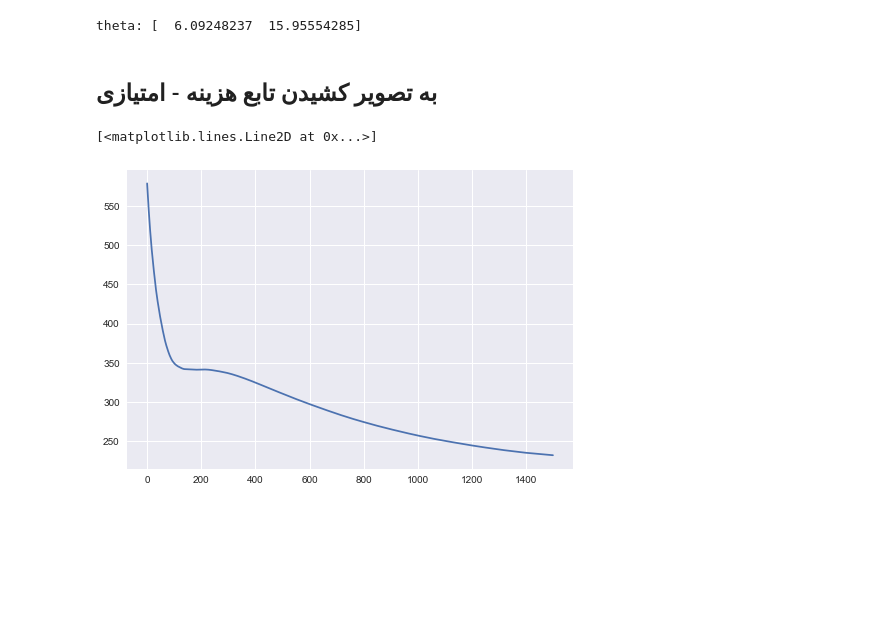
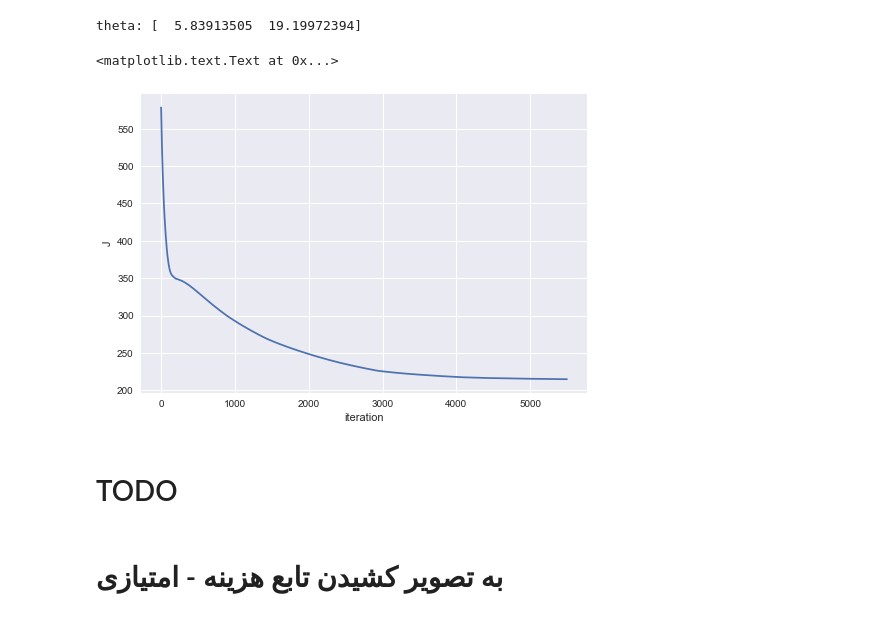
Before and after one commit to SadeghHayeri/Personal, a Jupyter notebook: Artificial Intelligence/CA3/Q1.ipynb, the cells around one changed output. Saved outputs shown, nothing was run; the diff lists cells and outputs as text; code cells hidden in the pictures; blank space fills up the shorter version.

```diff
--- a/Artificial Intelligence/CA3/Q1.ipynb
+++ b/Artificial Intelligence/CA3/Q1.ipynb
@@ -55,43 +74,43 @@ y = y.T
 # %%
 def findRegression(dataX, dataY):
-    autoAlphaSelect = False
-    iterCount = 1500
+    autoAlphaSelect = True
+    iterCount = 5500
     alpha = .01
     theta = np.array(n * [0])
 
     j = []
     complete = False
 
     while( not complete ):
         complete = True
         for _ in range(0, iterCount):
             h = np.dot(dataX , theta)
             loss = h - dataY
             gradient = np.dot(loss , dataX)
             theta = theta - alpha / m * gradient
             j += [ abs(np.array(loss)).sum() ]
 
-            for i in range(0,n):
-                theta[i] = theta[i] - (alpha / m * dataX[:,1].dot(loss))
-
             # fix big alpha
             if ( autoAlphaSelect and j[ len(j)-1 ] > j[ len(j)-2 ]):
                 complete = False
                 alpha = alpha / 10
 #                 print('alpha:', alpha)
                 theta = np.array(n * [0])
                 j.clear()
                 break
     return theta, j
 
 theta, j = findRegression(x, y)
 print('theta:', theta )
+
+plt.plot(j)
+plt.xlabel('iteration')
+plt.ylabel('J')
 # %% [output]
-theta: [  6.09248237  15.95554285]
+theta: [  5.83913505  19.19972394]
+<matplotlib.text.Text at 0x...>
+[figure, added]
+# %% [markdown]
+# TODO
 # %% [markdown]
-## به تصویر کشیدن تابع هزینه - امتیازی
+# به تصویر کشیدن تابع هزینه - امتیازی
-# %%
-plt.plot(j)
-# %% [output]
-[<matplotlib.lines.Line2D at 0x...>]
-[figure, removed]
```
Also changed, not shown: parts of 13 cells of this notebook, 2 other files.
